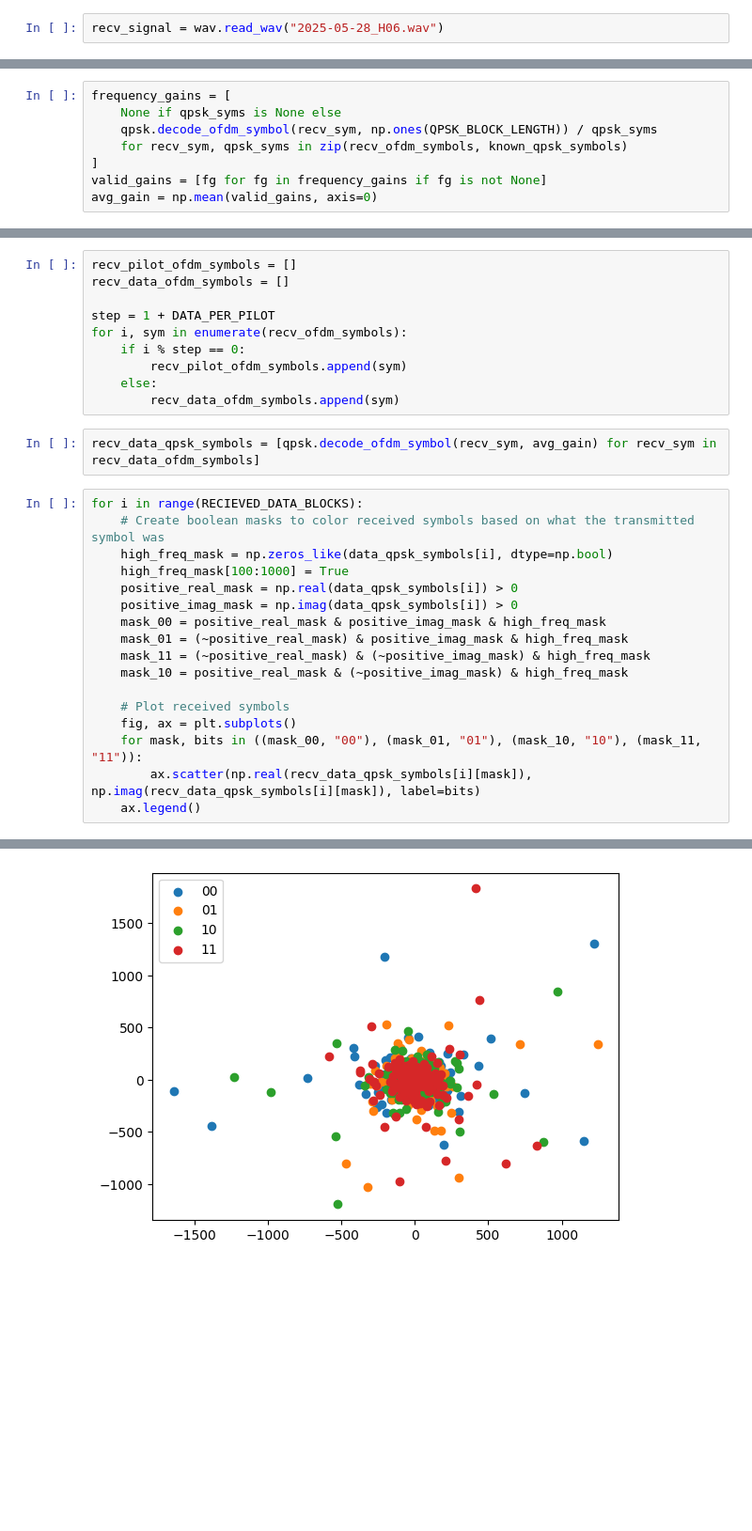
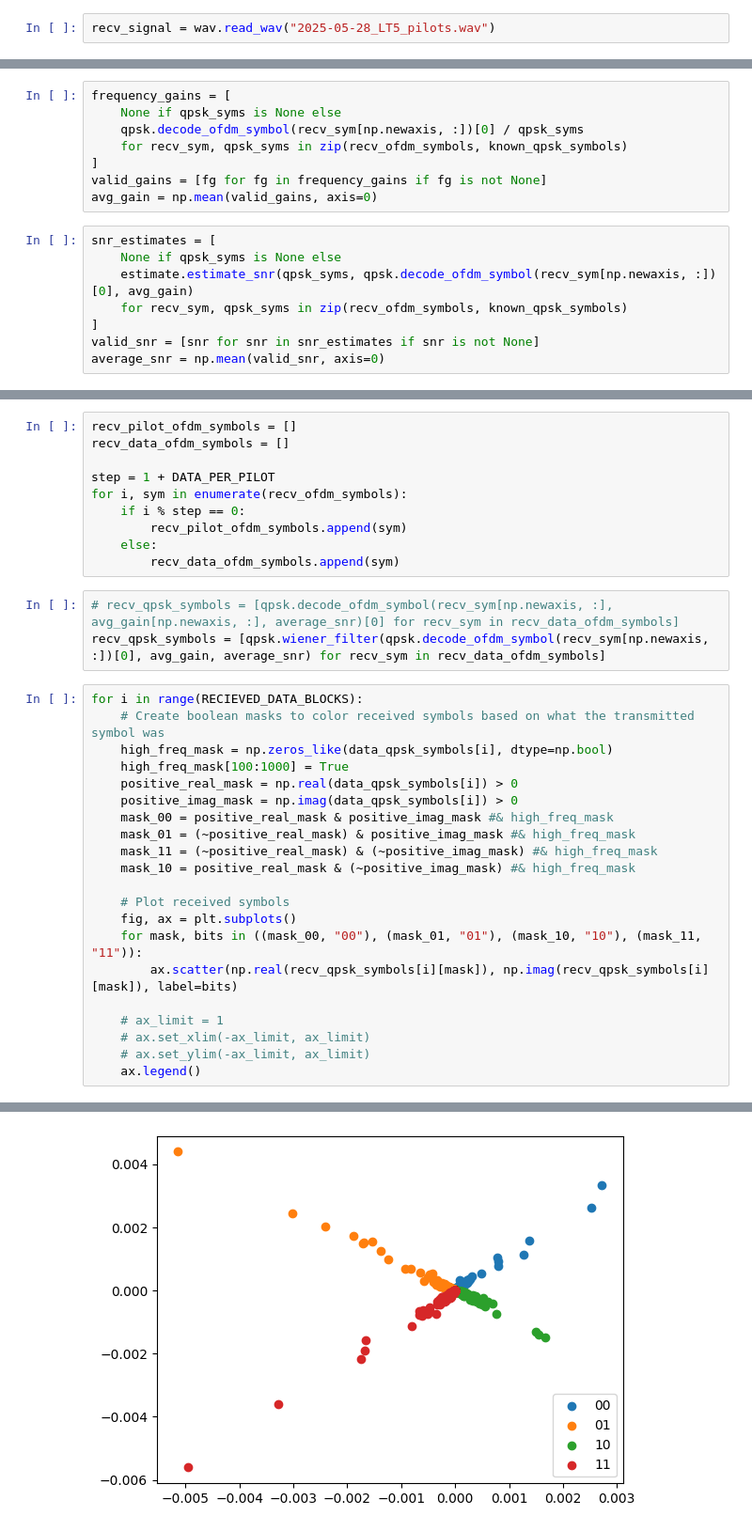
Before and after one commit to dac90/audio_modem_2025, a Jupyter notebook: notebooks/dac90_pilots.ipynb, the cells around one changed output, grey strips where cells are left out. Shown at 94% size. Cells and saved outputs as stored; diff of their text form; blank space fills up the shorter version.

Commit message:
Update to use Wiener filter

```diff
--- a/notebooks/dac90_pilots.ipynb
+++ b/notebooks/dac90_pilots.ipynb
@@ -36,5 +35,5 @@ Saved to C:\Users\dcies\Desktop\Audio Modem\audio_modem_2025\src\modem\..\..\fil
 # %%
-recv_signal = wav.read_wav("2025-05-28_H06.wav")
+recv_signal = wav.read_wav("2025-05-28_LT5_pilots.wav")
 # %%
 #TODO: Dont assume known length of stuff, repeated synchronisation etc
 aligned_recv_signal = chirp.synchronise(recv_signal, sum(map(len, ofdm_symbols)), plot_correlations=True)
@@ -68,11 +67,19 @@ known_qpsk_symbols = pilot.interleave_pilot_blocks([None] * RECIEVED_DATA_BLOCKS
 # %%
 frequency_gains = [
     None if qpsk_syms is None else
-    qpsk.decode_ofdm_symbol(recv_sym, np.ones(QPSK_BLOCK_LENGTH)) / qpsk_syms
+    qpsk.decode_ofdm_symbol(recv_sym[np.newaxis, :])[0] / qpsk_syms
     for recv_sym, qpsk_syms in zip(recv_ofdm_symbols, known_qpsk_symbols)
 ]
 valid_gains = [fg for fg in frequency_gains if fg is not None]
 avg_gain = np.mean(valid_gains, axis=0)
+# %%
+snr_estimates = [
+    None if qpsk_syms is None else
+    estimate.estimate_snr(qpsk_syms, qpsk.decode_ofdm_symbol(recv_sym[np.newaxis, :])[0], avg_gain)
+    for recv_sym, qpsk_syms in zip(recv_ofdm_symbols, known_qpsk_symbols)
+]
+valid_snr = [snr for snr in snr_estimates if snr is not None]
+average_snr = np.mean(valid_snr, axis=0)
 # %%
 fig, ax = plt.subplots()
 for i, block_gain in enumerate(valid_gains):
@@ -96,7 +103,8 @@ for i, sym in enumerate(recv_ofdm_symbols):
     else:
         recv_data_ofdm_symbols.append(sym)
 # %%
-recv_data_qpsk_symbols = [qpsk.decode_ofdm_symbol(recv_sym, avg_gain) for recv_sym in recv_data_ofdm_symbols]
+# recv_qpsk_symbols = [qpsk.decode_ofdm_symbol(recv_sym[np.newaxis, :], avg_gain[np.newaxis, :], average_snr)[0] for recv_sym in recv_data_ofdm_symbols]
+recv_qpsk_symbols = [qpsk.wiener_filter(qpsk.decode_ofdm_symbol(recv_sym[np.newaxis, :])[0], avg_gain, average_snr) for recv_sym in recv_data_ofdm_symbols]
 # %%
 for i in range(RECIEVED_DATA_BLOCKS):
     # Create boolean masks to color received symbols based on what the transmitted symbol was
@@ -104,14 +112,18 @@ for i in range(RECIEVED_DATA_BLOCKS):
     high_freq_mask[100:1000] = True
     positive_real_mask = np.real(data_qpsk_symbols[i]) > 0
     positive_imag_mask = np.imag(data_qpsk_symbols[i]) > 0
-    mask_00 = positive_real_mask & positive_imag_mask & high_freq_mask
-    mask_01 = (~positive_real_mask) & positive_imag_mask & high_freq_mask
-    mask_11 = (~positive_real_mask) & (~positive_imag_mask) & high_freq_mask
-    mask_10 = positive_real_mask & (~positive_imag_mask) & high_freq_mask
+    mask_00 = positive_real_mask & positive_imag_mask #& high_freq_mask
+    mask_01 = (~positive_real_mask) & positive_imag_mask #& high_freq_mask
+    mask_11 = (~positive_real_mask) & (~positive_imag_mask) #& high_freq_mask
+    mask_10 = positive_real_mask & (~positive_imag_mask) #& high_freq_mask
 
     # Plot received symbols
     fig, ax = plt.subplots()
     for mask, bits in ((mask_00, "00"), (mask_01, "01"), (mask_10, "10"), (mask_11, "11")):
-        ax.scatter(np.real(recv_data_qpsk_symbols[i][mask]), np.imag(recv_data_qpsk_symbols[i][mask]), label=bits)
+        ax.scatter(np.real(recv_qpsk_symbols[i][mask]), np.imag(recv_qpsk_symbols[i][mask]), label=bits)
+
+    # ax_limit = 1
+    # ax.set_xlim(-ax_limit, ax_limit)
+    # ax.set_ylim(-ax_limit, ax_limit)
     ax.legend()
 # %% [output]
@@ -121 +133 @@ for i in range(RECIEVED_DATA_BLOCKS):
-[figure, old version]
+[figure, new version]
```
Also changed, not shown: parts of 9 cells of this notebook, 3 other files.
